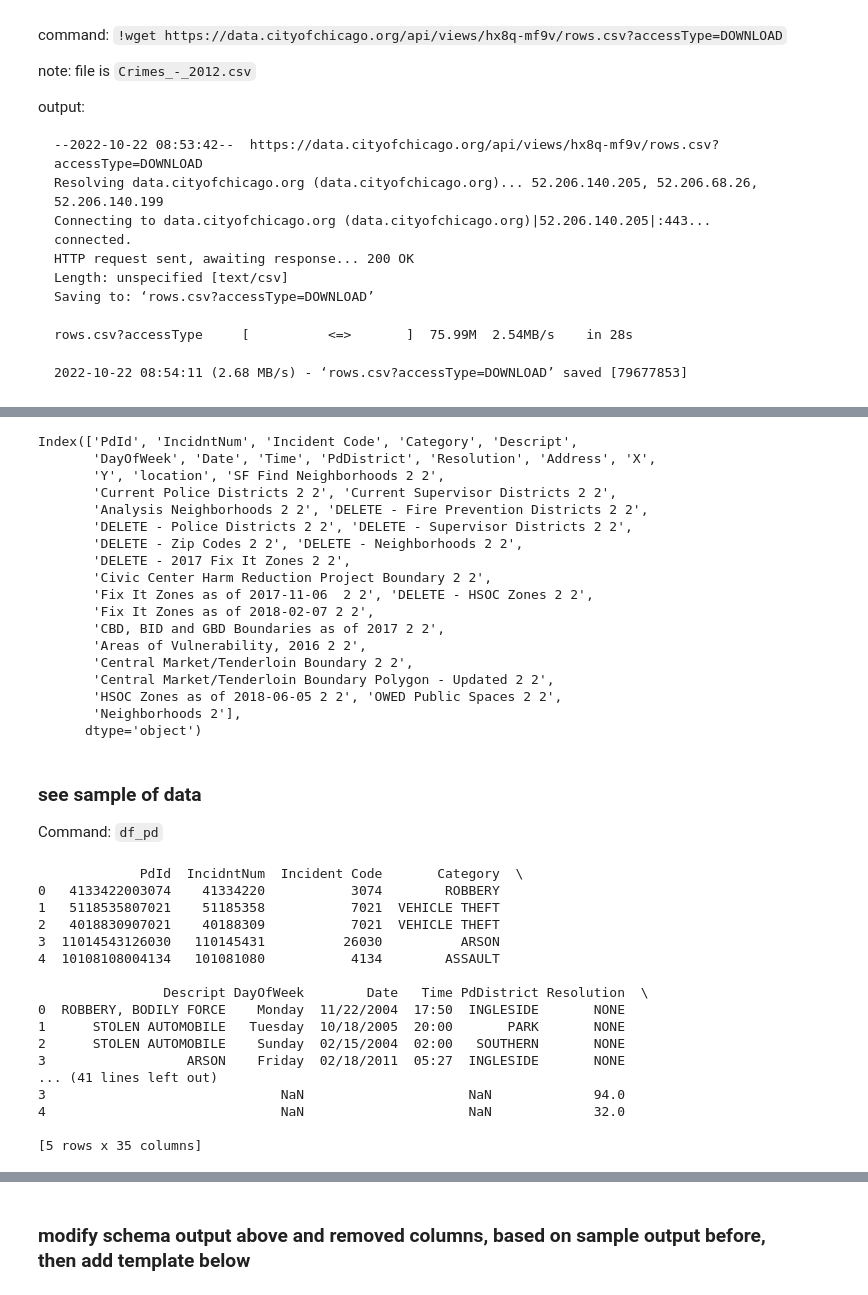
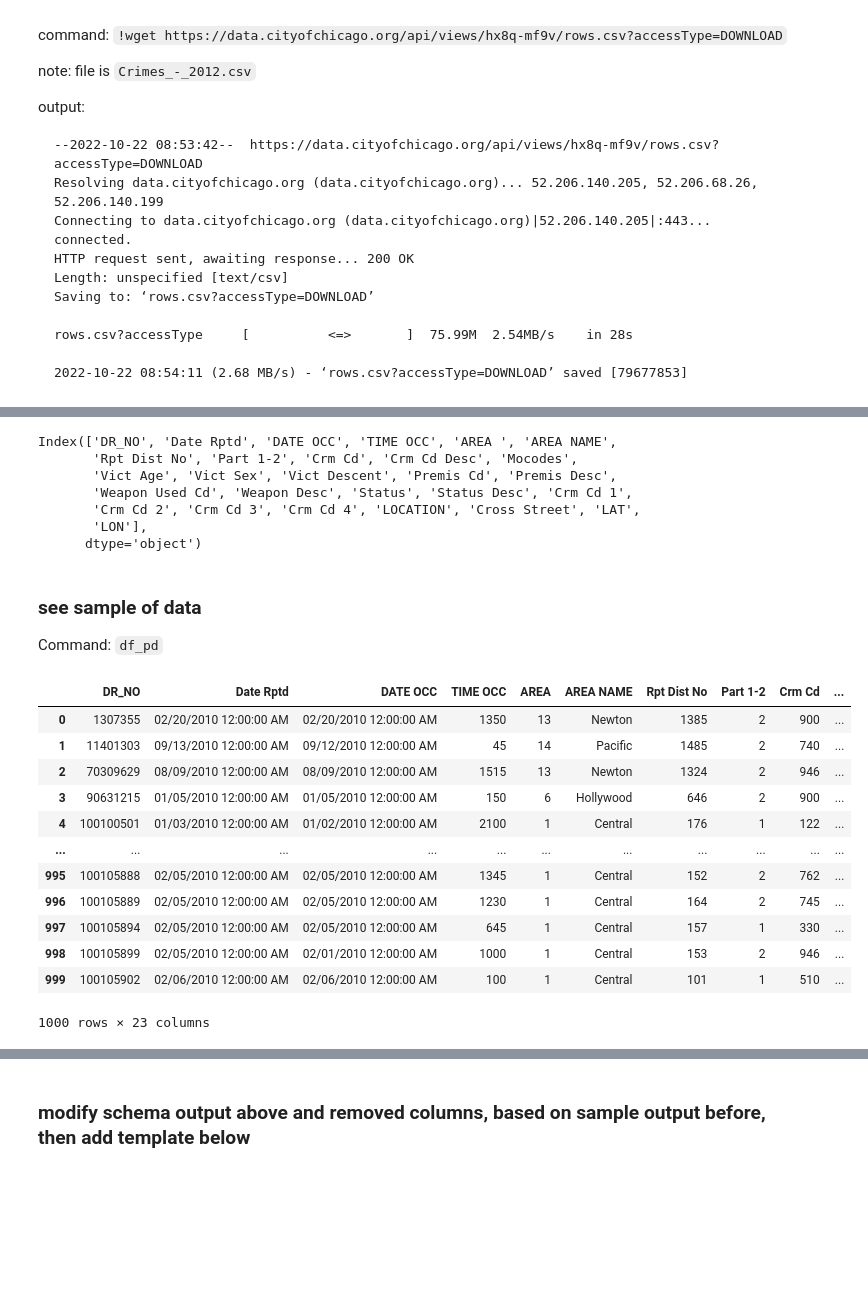
Before and after one commit to annab999/dpl-us-city-crimes, a Jupyter notebook: spark/project_file_read.ipynb, the cells around one changed output, grey strips where cells are left out. Saved outputs shown, nothing was run; the diff lists cells and outputs as text; code cells hidden in the pictures; blank space fills up the shorter version.

```diff
--- a/spark/project_file_read.ipynb
+++ b/spark/project_file_read.ipynb
@@ -107,46 +109,31 @@ san francisco: `2129526 rows.csv?accessType=DOWNLOAD.2`
 # %%
-df_pd = pd.read_csv('rows.csv?accessType=DOWNLOAD.2', nrows=1000)
+df_pd = pd.read_csv('rows.csv?accessType=DOWNLOAD.3', nrows=1000)
 df_pd.columns
 # %% [output]
-Index(['PdId', 'IncidntNum', 'Incident Code', 'Category', 'Descript',
-       'DayOfWeek', 'Date', 'Time', 'PdDistrict', 'Resolution', 'Address', 'X',
-       'Y', 'location', 'SF Find Neighborhoods 2 2',
-       'Current Police Districts 2 2', 'Current Supervisor Districts 2 2',
-       'Analysis Neighborhoods 2 2', 'DELETE - Fire Prevention Districts 2 2',
-       'DELETE - Police Districts 2 2', 'DELETE - Supervisor Districts 2 2',
-       'DELETE - Zip Codes 2 2', 'DELETE - Neighborhoods 2 2',
-       'DELETE - 2017 Fix It Zones 2 2',
-       'Civic Center Harm Reduction Project Boundary 2 2',
-       'Fix It Zones as of 2017-11-06  2 2', 'DELETE - HSOC Zones 2 2',
-       'Fix It Zones as of 2018-02-07 2 2',
-       'CBD, BID and GBD Boundaries as of 2017 2 2',
-       'Areas of Vulnerability, 2016 2 2',
-       'Central Market/Tenderloin Boundary 2 2',
-       'Central Market/Tenderloin Boundary Polygon - Updated 2 2',
-       'HSOC Zones as of 2018-06-05 2 2', 'OWED Public Spaces 2 2',
-       'Neighborhoods 2'],
+Index(['DR_NO', 'Date Rptd', 'DATE OCC', 'TIME OCC', 'AREA ', 'AREA NAME',
+       'Rpt Dist No', 'Part 1-2', 'Crm Cd', 'Crm Cd Desc', 'Mocodes',
+       'Vict Age', 'Vict Sex', 'Vict Descent', 'Premis Cd', 'Premis Desc',
+       'Weapon Used Cd', 'Weapon Desc', 'Status', 'Status Desc', 'Crm Cd 1',
+       'Crm Cd 2', 'Crm Cd 3', 'Crm Cd 4', 'LOCATION', 'Cross Street', 'LAT',
+       'LON'],
       dtype='object')
 # %% [markdown]
 ### see sample of data
 Command: `df_pd`
 # %%
-pd.set_option('max_colwidth', None)
-print(df_pd.head())
+pd.set_option('display.max_columns', None)
+df_pd
 # %% [output]
+|  | DR_NO | Date Rptd | DATE OCC | TIME OCC | AREA | AREA NAME | Rpt Dist No | Part 1-2 | Crm Cd | ... |
+| 0 | 1307355 | 02/20/2010 12:00:00 AM | 02/20/2010 12:00:00 AM | 1350 | 13 | Newton | 1385 | 2 | 900 | ... |
+| 1 | 11401303 | 09/13/2010 12:00:00 AM | 09/12/2010 12:00:00 AM | 45 | 14 | Pacific | 1485 | 2 | 740 | ... |
+| 2 | 70309629 | 08/09/2010 12:00:00 AM | 08/09/2010 12:00:00 AM | 1515 | 13 | Newton | 1324 | 2 | 946 | ... |
+| 3 | 90631215 | 01/05/2010 12:00:00 AM | 01/05/2010 12:00:00 AM | 150 | 6 | Hollywood | 646 | 2 | 900 | ... |
+| 4 | 100100501 | 01/03/2010 12:00:00 AM | 01/02/2010 12:00:00 AM | 2100 | 1 | Central | 176 | 1 | 122 | ... |
+| ... | ... | ... | ... | ... | ... | ... | ... | ... | ... | ... |
+| 995 | 100105888 | 02/05/2010 12:00:00 AM | 02/05/2010 12:00:00 AM | 1345 | 1 | Central | 152 | 2 | 762 | ... |
+| 996 | 100105889 | 02/05/2010 12:00:00 AM | 02/05/2010 12:00:00 AM | 1230 | 1 | Central | 164 | 2 | 745 | ... |
+| 997 | 100105894 | 02/05/2010 12:00:00 AM | 02/05/2010 12:00:00 AM | 645 | 1 | Central | 157 | 1 | 330 | ... |
+| 998 | 100105899 | 02/05/2010 12:00:00 AM | 02/01/2010 12:00:00 AM | 1000 | 1 | Central | 153 | 2 | 946 | ... |
+| 999 | 100105902 | 02/06/2010 12:00:00 AM | 02/06/2010 12:00:00 AM | 100 | 1 | Central | 101 | 1 | 510 | ... |
-             PdId  IncidntNum  Incident Code       Category  \
-0   4133422003074    41334220           3074        ROBBERY
-1   5118535807021    51185358           7021  VEHICLE THEFT
-2   4018830907021    40188309           7021  VEHICLE THEFT
-3  11014543126030   110145431          26030          ARSON
-4  10108108004134   101081080           4134        ASSAULT
-
-                Descript DayOfWeek        Date   Time PdDistrict Resolution  \
-0  ROBBERY, BODILY FORCE    Monday  11/22/2004  17:50  INGLESIDE       NONE
-1      STOLEN AUTOMOBILE   Tuesday  10/18/2005  20:00       PARK       NONE
-2      STOLEN AUTOMOBILE    Sunday  02/15/2004  02:00   SOUTHERN       NONE
-3                  ARSON    Friday  02/18/2011  05:27  INGLESIDE       NONE
-... (41 lines left out)
-3                              NaN                     NaN             94.0
-4                              NaN                     NaN             32.0
-
-[5 rows x 35 columns]
+1000 rows × 23 columns
```
Also changed, not shown: parts of 26 cells of this notebook, 1 other file.
